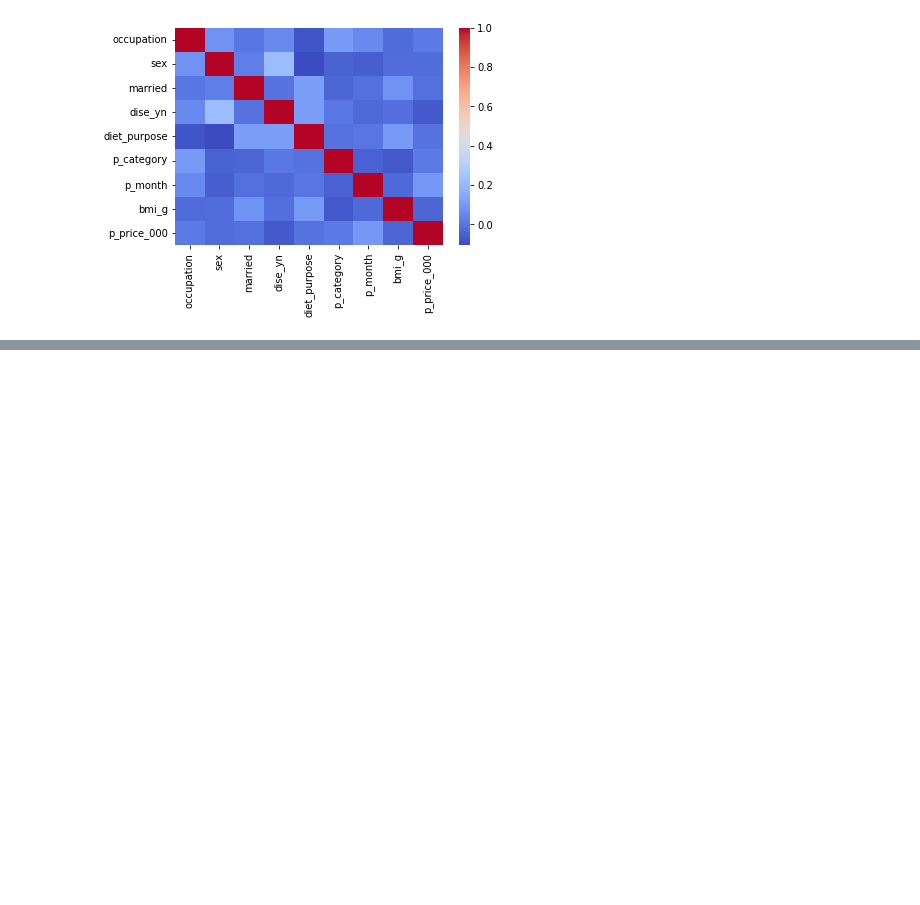
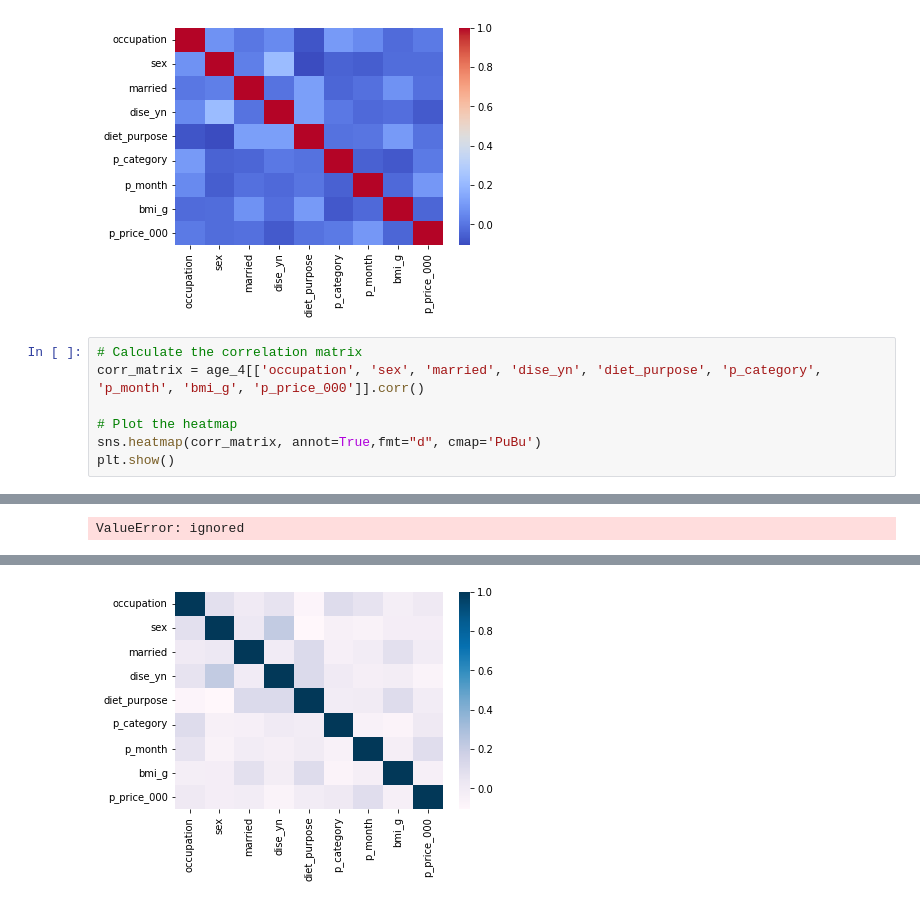
Before and after one commit to galaxy-kim/Python_note_backup, a Jupyter notebook: 230323_diet_df_02.ipynb, the cells around one changed output, grey strips where cells are left out. Saved outputs shown, nothing was run; the diff lists cells and outputs as text; blank space fills up the shorter version.

```diff
--- a/230323_diet_df_02.ipynb
+++ b/230323_diet_df_02.ipynb
@@ -349,3 +349,11 @@ WARNING:matplotlib.font_manager:findfont: Font family 'NaNumGothic' not found.
 WARNING:matplotlib.font_manager:findfont: Font family 'NaNumGothic' not found.
 WARNING:matplotlib.font_manager:findfont: Font family 'NaNumGothic' not found.
 [figure]
+# %%
+# Calculate the correlation matrix
+corr_matrix = age_4[['occupation', 'sex', 'married', 'dise_yn', 'diet_purpose', 'p_category', 'p_month', 'bmi_g', 'p_price_000']].corr()
+
+# Plot the heatmap
+sns.heatmap(corr_matrix, annot=True,fmt="d", cmap='PuBu')
+plt.show()
+# %% [output]
@@ -351,0 +377 @@ WARNING:matplotlib.font_manager:findfont: Font family 'NaNumGothic' not found.
+ValueError: ignored
@@ -351,0 +395 @@ WARNING:matplotlib.font_manager:findfont: Font family 'NaNumGothic' not found.
+[figure, added]
```
Also changed, not shown: parts of 1 cell of this notebook.
